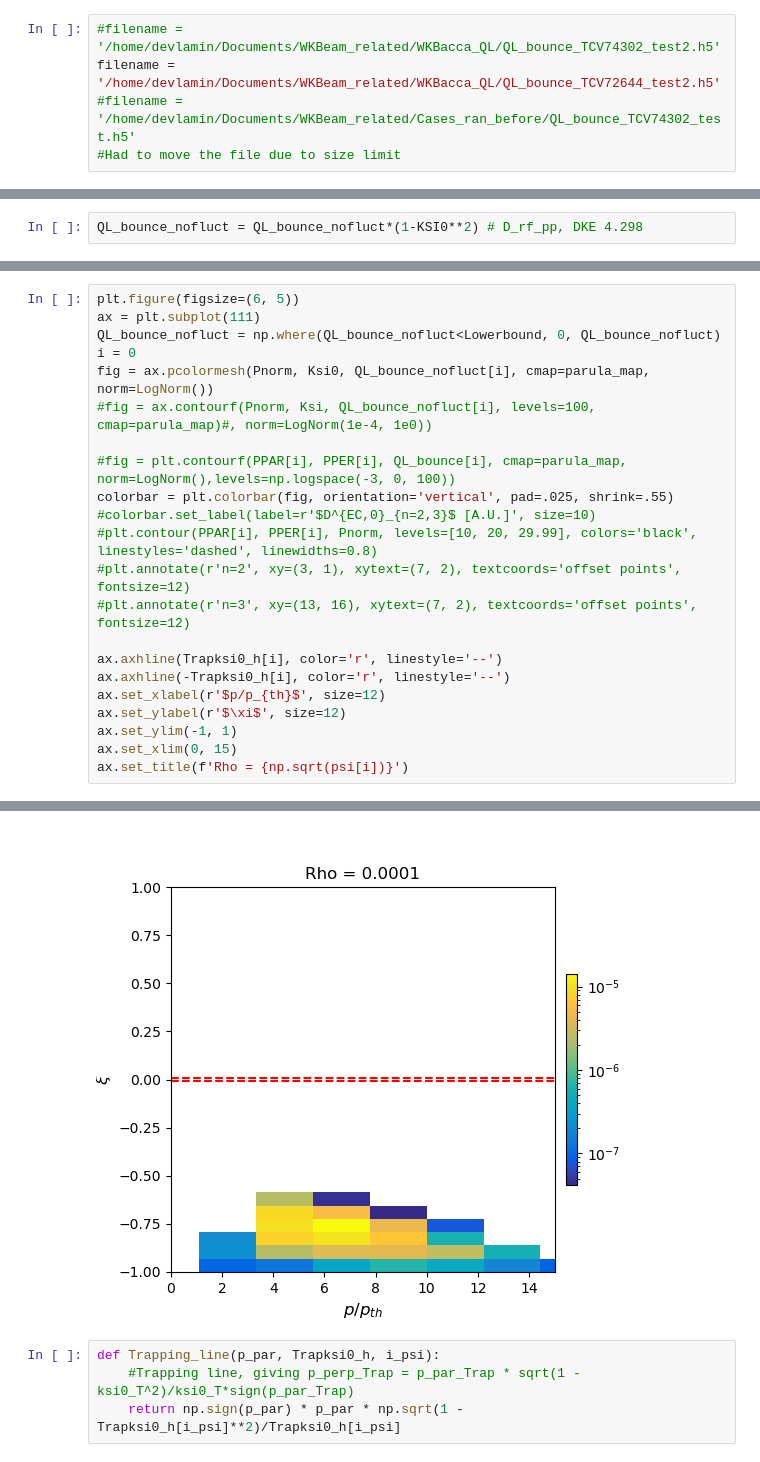
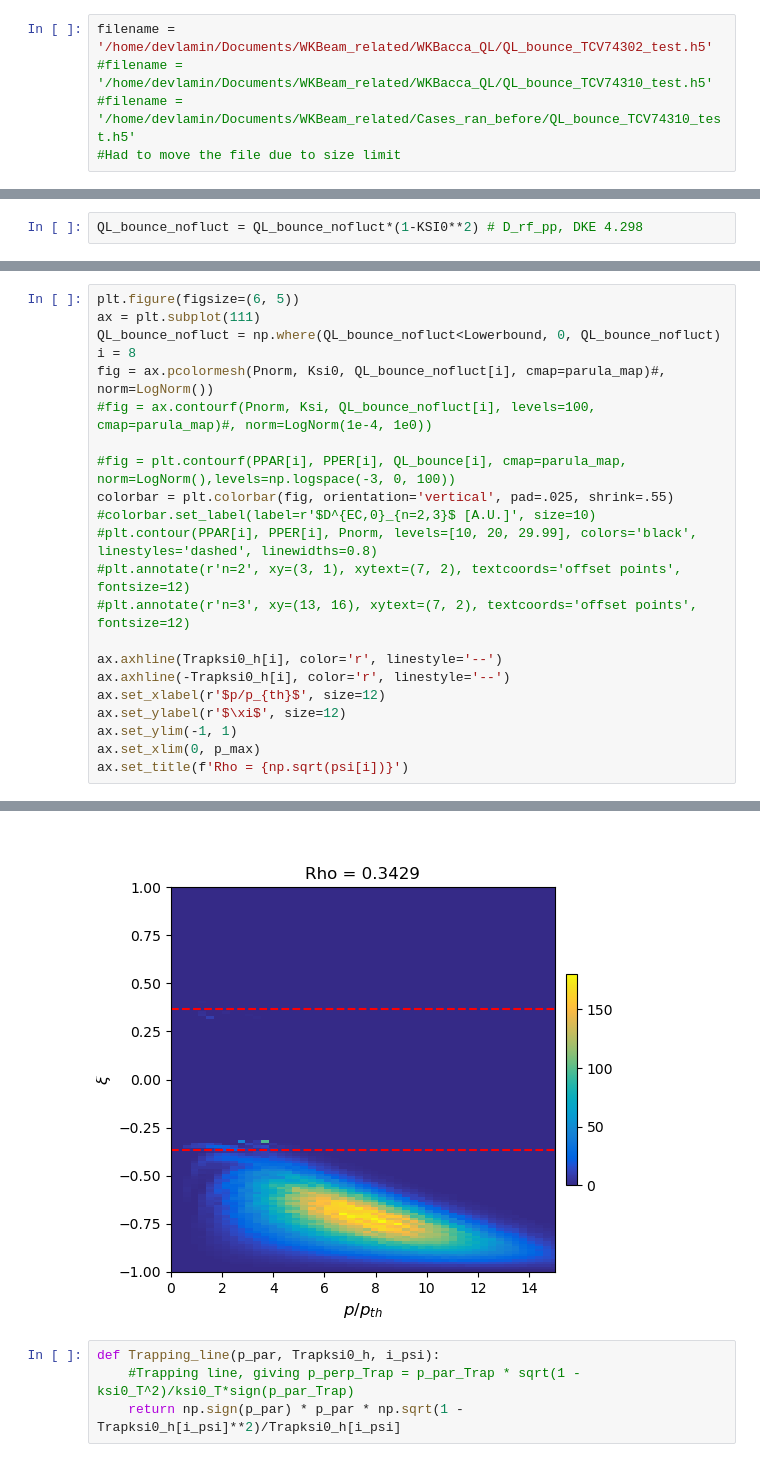
Before and after one commit to EwoutDevlaminck/WKBacca_QL, a Jupyter notebook: Analysis.ipynb, the cells around one changed output, grey strips where cells are left out. Drawn from its saved outputs; the diff is of its cells as text.

```diff
--- a/Analysis.ipynb
+++ b/Analysis.ipynb
@@ -56,9 +56,9 @@ cm_data = [[0.2081, 0.1663, 0.5292], [0.2116238095, 0.1897809524, 0.5776761905],
 parula_map = LinearSegmentedColormap.from_list('parula', cm_data)
 parula_map.set_under(cm_data[0])
 # %%
-#filename = '/home/devlamin/Documents/WKBeam_related/WKBacca_QL/QL_bounce_TCV74302_test2.h5'
-filename = '/home/devlamin/Documents/WKBeam_related/WKBacca_QL/QL_bounce_TCV72644_test2.h5'
-#filename = '/home/devlamin/Documents/WKBeam_related/Cases_ran_before/QL_bounce_TCV74302_test.h5'
+filename = '/home/devlamin/Documents/WKBeam_related/WKBacca_QL/QL_bounce_TCV74302_test.h5'
+#filename = '/home/devlamin/Documents/WKBeam_related/WKBacca_QL/QL_bounce_TCV74310_test.h5'
+#filename = '/home/devlamin/Documents/WKBeam_related/Cases_ran_before/QL_bounce_TCV74310_test.h5'
 #Had to move the file due to size limit
 # %%
 file = h5py.File(filename, 'r')
@@ -150,8 +151,8 @@ PPER_present_nofluct = PPER[QL_bounce_nofluct>Lowerbound]
 plt.figure(figsize=(6, 5))
 ax = plt.subplot(111)
 QL_bounce_nofluct = np.where(QL_bounce_nofluct<Lowerbound, 0, QL_bounce_nofluct)
-i = 0
-fig = ax.pcolormesh(Pnorm, Ksi0, QL_bounce_nofluct[i], cmap=parula_map, norm=LogNorm())
+i = 8
+fig = ax.pcolormesh(Pnorm, Ksi0, QL_bounce_nofluct[i], cmap=parula_map)#, norm=LogNorm())
 #fig = ax.contourf(Pnorm, Ksi, QL_bounce_nofluct[i], levels=100, cmap=parula_map)#, norm=LogNorm(1e-4, 1e0))
 
 #fig = plt.contourf(PPAR[i], PPER[i], QL_bounce[i], cmap=parula_map, norm=LogNorm(),levels=np.logspace(-3, 0, 100))
@@ -166,6 +167,6 @@ ax.axhline(-Trapksi0_h[i], color='r', linestyle='--')
 ax.set_xlabel(r'$p/p_{th}$', size=12)
 ax.set_ylabel(r'$\xi$', size=12)
 ax.set_ylim(-1, 1)
-ax.set_xlim(0, 15)
+ax.set_xlim(0, p_max)
 ax.set_title(f'Rho = {np.sqrt(psi[i])}')
 # %% [output]
@@ -173,4 +174,4 @@ Text(0.5, 1.0, 'Rho = 0.0001')
-[figure, old version]
+[figure, new version]
 # %%
 def Trapping_line(p_par, Trapksi0_h, i_psi):
     #Trapping line, giving p_perp_Trap = p_par_Trap * sqrt(1 - ksi0_T^2)/ksi0_T*sign(p_par_Trap)
```
Also changed, not shown: parts of 10 cells of this notebook, 3 other files.
